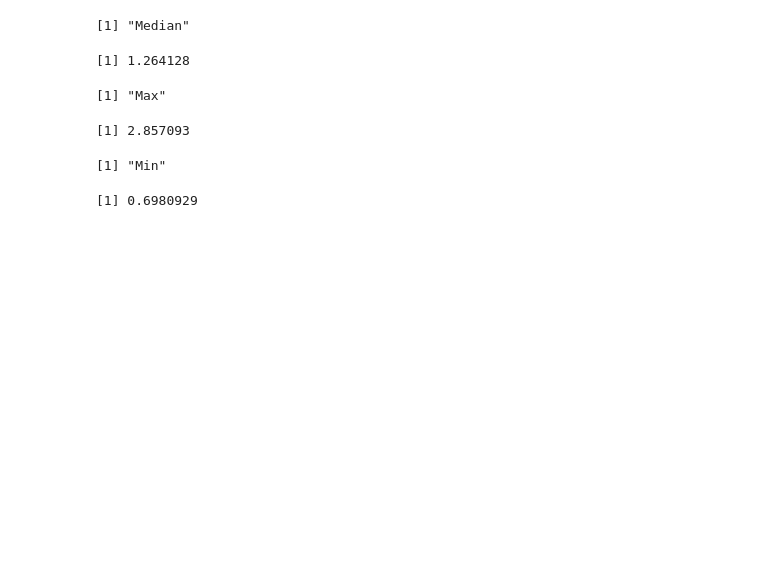
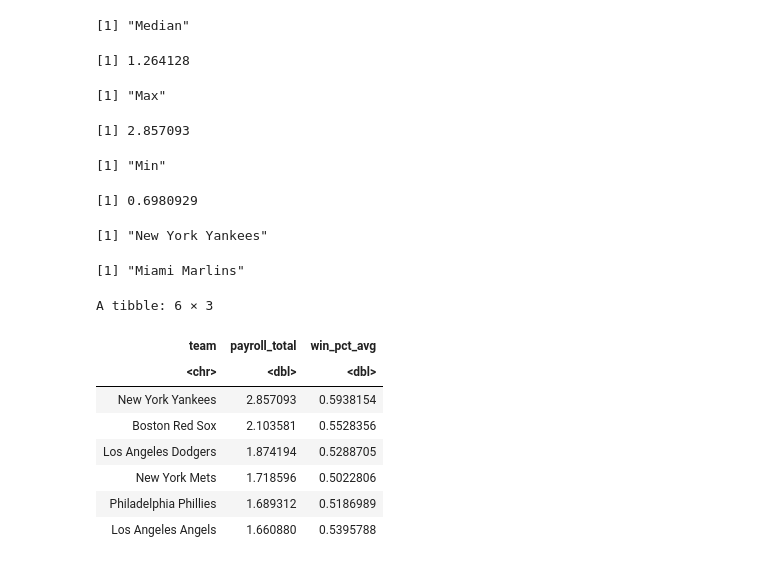
Before and after one commit to K1ngHungry/DataScienceClub, a Jupyter notebook: Baseball Case Study/Data_Preparation_EDA_Reference.ipynb, the cells around one changed output. Cells and saved outputs as stored; diff of their text form; code cells hidden in the pictures; blank space fills up the shorter version.

```diff
--- a/Baseball Case Study/Data_Preparation_EDA_Reference.ipynb
+++ b/Baseball Case Study/Data_Preparation_EDA_Reference.ipynb
@@ -189,3 +211,22 @@ min(data3$payroll_total)
 [1] 2.857093
 [1] "Min"
 [1] 0.6980929
+# %%
+data3$team[which.max(data3$payroll_total)]
+data3$team[which.min(data3$payroll_total)]
+# %% [output]
+[1] "New York Yankees"
+[1] "Miami Marlins"
+# %%
+#To rank teams by payroll in decreasing order
+arrange(data3, desc(payroll_total))[1:6,] #default decs=T
+# %% [output]
+A tibble: 6 × 3
+| team | payroll_total | win_pct_avg |
+| <chr> | <dbl> | <dbl> |
+| New York Yankees | 2.857093 | 0.5938154 |
+| Boston Red Sox | 2.103581 | 0.5528356 |
+| Los Angeles Dodgers | 1.874194 | 0.5288705 |
+| New York Mets | 1.718596 | 0.5022806 |
+| Philadelphia Phillies | 1.689312 | 0.5186989 |
+| Los Angeles Angels | 1.660880 | 0.5395788 |
```
Also changed, not shown: parts of 1 cell of this notebook.
